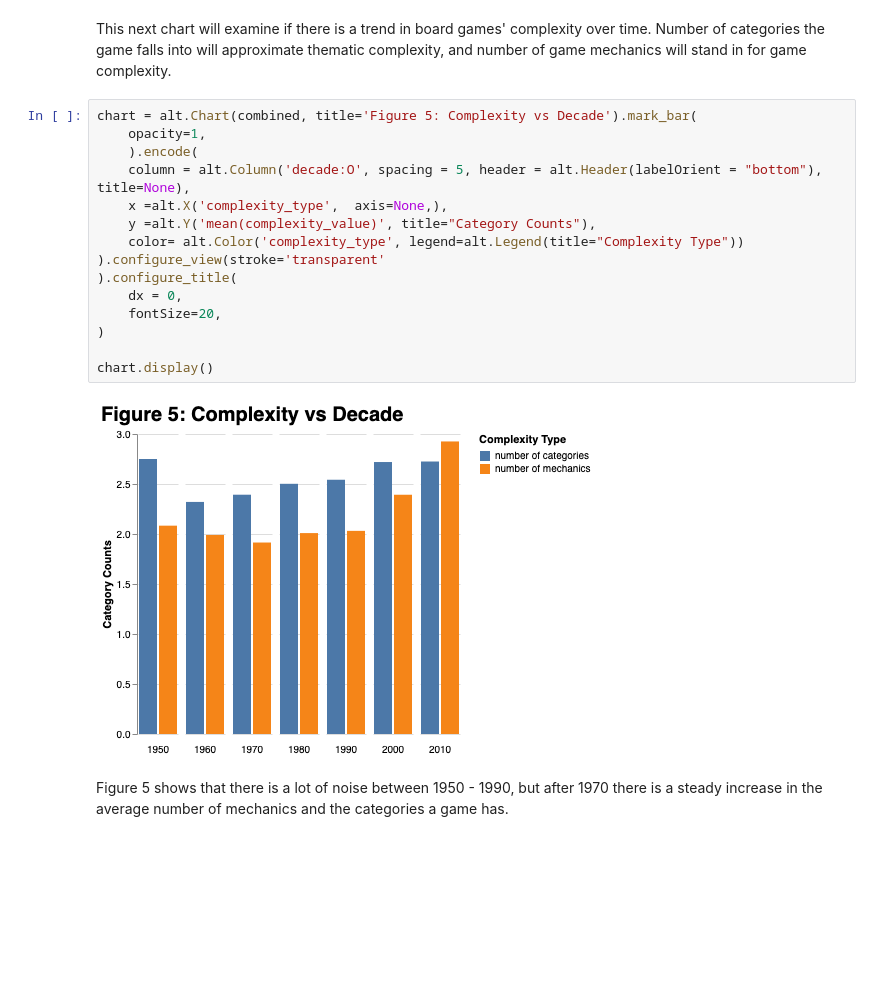
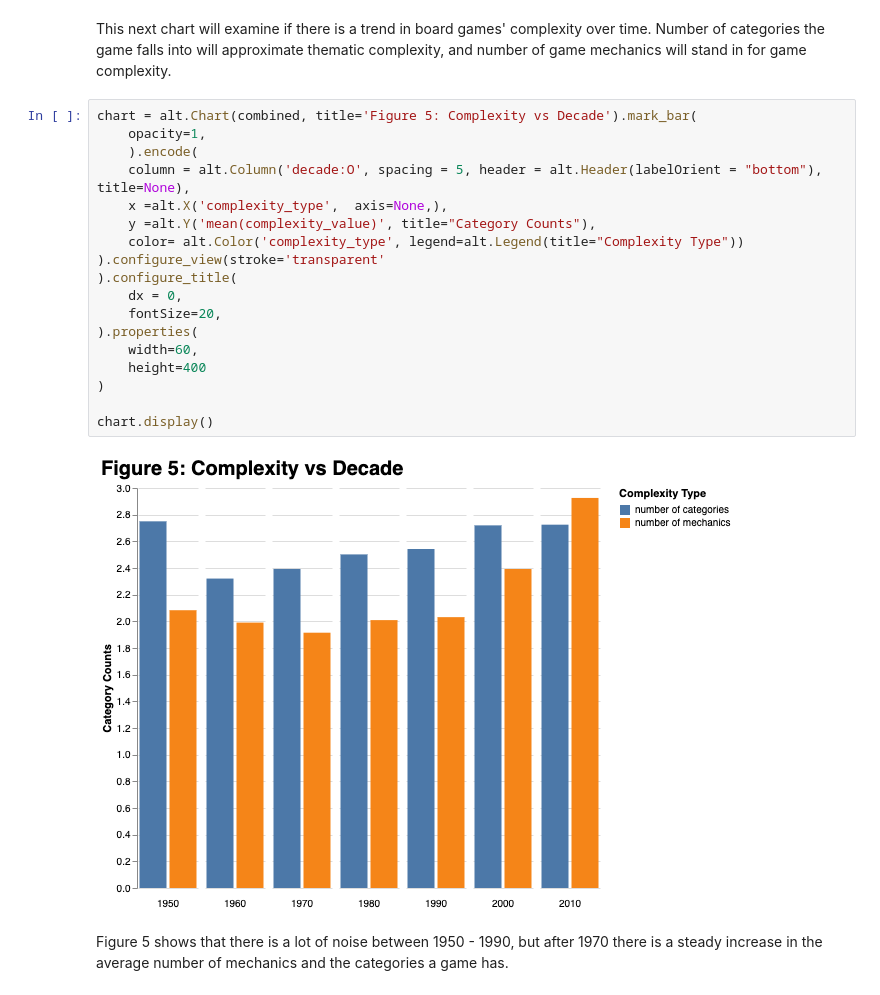
Before and after one commit to ubco-mds-2020-labs/data-550-project2-group-14, a Jupyter notebook: boardgame_EDA.ipynb, the cells around one changed output. Drawn from its saved outputs; the diff is of its cells as text; blank space fills up the shorter version.

```diff
--- a/boardgame_EDA.ipynb
+++ b/boardgame_EDA.ipynb
@@ -475,20 +475,23 @@ This next chart will examine if there is a trend in board games' complexity over
 # %%
 chart = alt.Chart(combined, title='Figure 5: Complexity vs Decade').mark_bar(
     opacity=1,
     ).encode(
     column = alt.Column('decade:O', spacing = 5, header = alt.Header(labelOrient = "bottom"), title=None),
     x =alt.X('complexity_type',  axis=None,),
     y =alt.Y('mean(complexity_value)', title="Category Counts"),
     color= alt.Color('complexity_type', legend=alt.Legend(title="Complexity Type"))
 ).configure_view(stroke='transparent'
 ).configure_title(
     dx = 0,
     fontSize=20,
+).properties(
+    width=60,
+    height=400
 )
 
 chart.display()
 # %% [output]
-[figure, old version]
+[figure, new version]
 # %% [markdown]
 Figure 5 shows that there is a lot of noise between 1950 - 1990, but after 1970 there is a steady increase in the average number of mechanics and the categories a game has.
 # %% [markdown]
```
